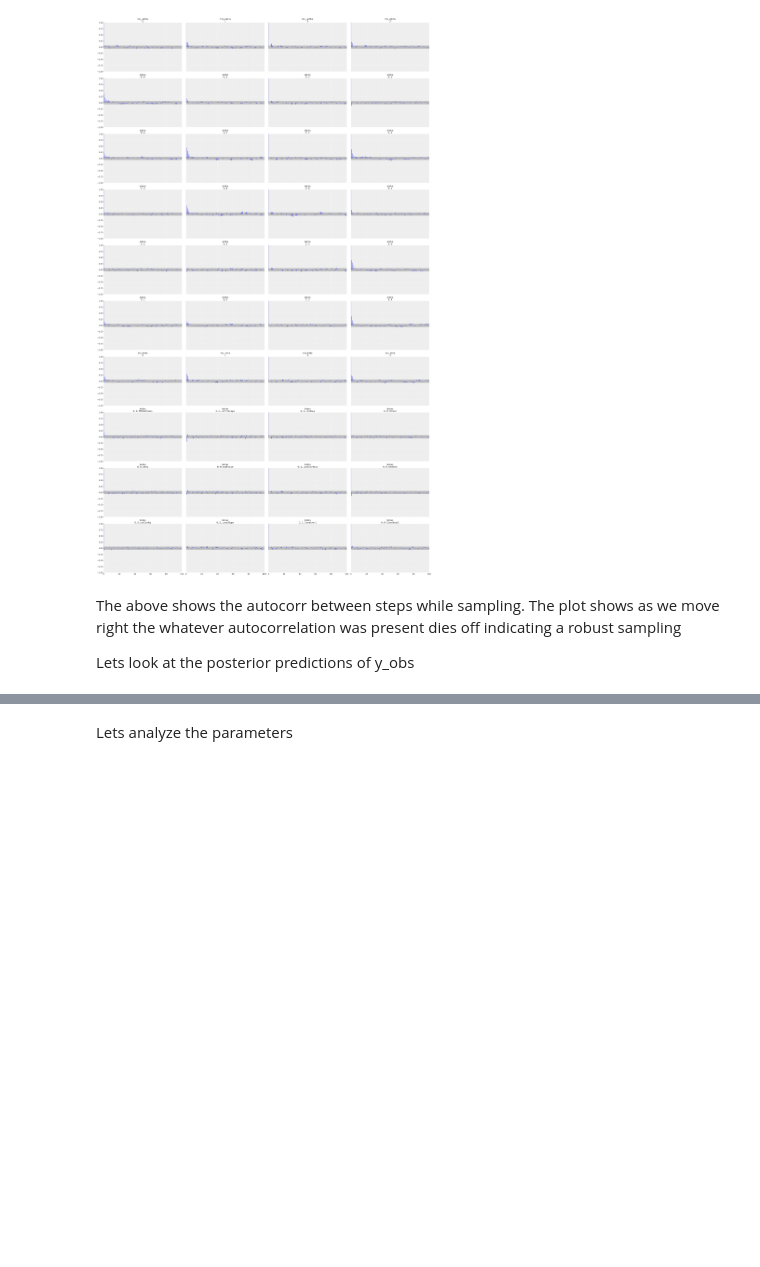
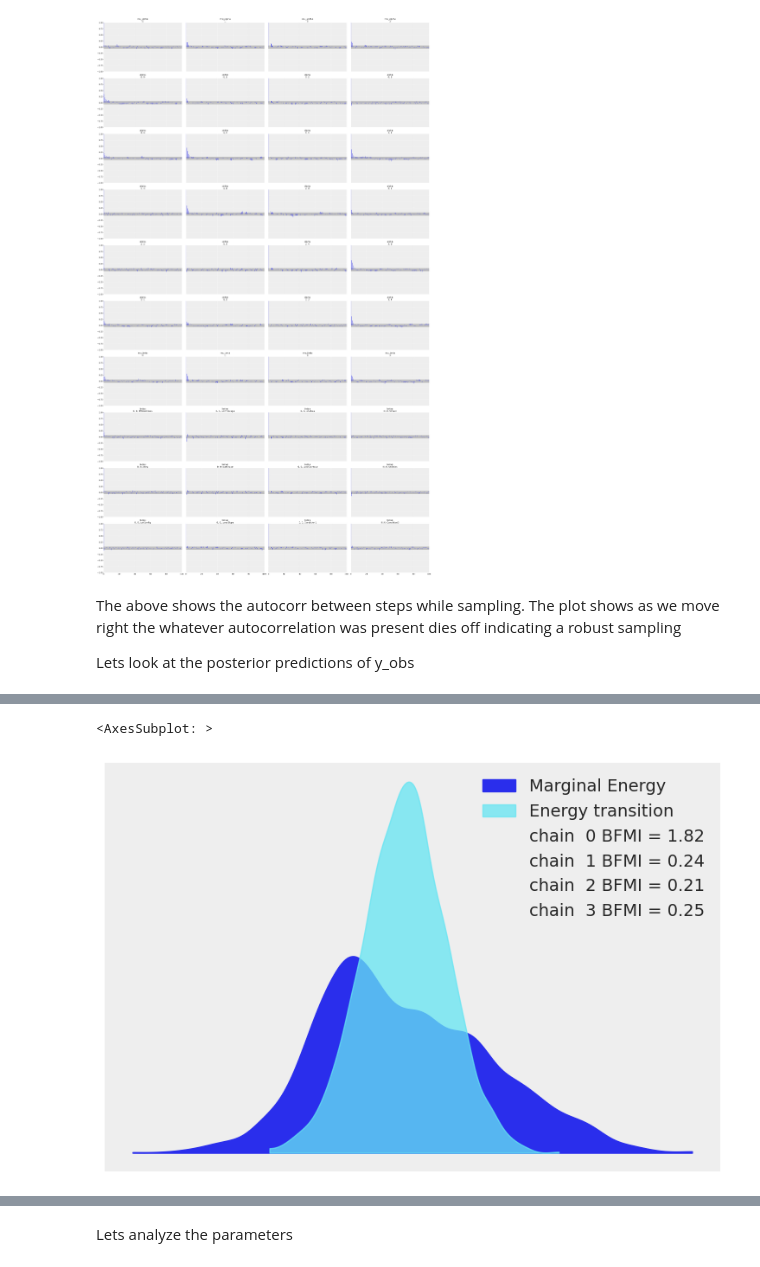
Before and after one commit to hub4akhil/PyMC_projects, a Jupyter notebook: housing_price/hierarchical_modeling.ipynb, the cells around one changed output, grey strips where cells are left out. Saved outputs shown, nothing was run; the diff lists cells and outputs as text; code cells hidden in the pictures; blank space fills up the shorter version.

```diff
--- a/housing_price/hierarchical_modeling.ipynb
+++ b/housing_price/hierarchical_modeling.ipynb
@@ -266,0 +329,19 @@ Sampling: [y_obs]
+# %%
+# Using normal distribution for beta and exponential for beta_sigma
+with pm.Model(coords=coords) as hier_model4:
+    X = pm.Data("X",X_hier,dims=["obs","feature"])
+    mzone = pm.Data("Zones",zones,dims=["obs"])
+    Y = pm.Data("Y",y_train,dims=["obs"])
+
+    mu_alpha = pm.Normal("mu_alpha",mu=0,sigma=1)
+    sigma_alpha = pm.HalfNormal("sigma_alpha",sigma=1)
+    alpha = pm.Normal("alpha",mu=mu_alpha,sigma=sigma_alpha,dims=["zones"])
+
+    mu_beta = pm.Normal("mu_betas",mu=0,sigma=1,dims=["features"])
+    sigma_beta = pm.Exponential("sigma_beta",1,dims=["features"])
+    beta = pm.Normal("betas",mu=mu_beta,sigma=sigma_beta,dims=["zones","features"])
+
+    mu = pm.Deterministic("mu",alpha[mzone]+pm.math.sum(X*beta[mzone],axis=1))
+    sigma= pm.HalfNormal("sigma",sigma=1)
+    y_obs = pm.StudentT("Y_obs",mu=mu,sigma=sigma,nu=10,observed=Y)
+    idata_hier4 = pm.sample(return_inference_data=True, idata_kwargs={"log_likelihood":True})
@@ -266,0 +364,5 @@ Sampling: [y_obs]
+# %%
+az.plot_energy(idata_hier4)
+# %% [output]
+<AxesSubplot: >
+[figure, added]
```
Also changed, not shown: parts of 37 cells of this notebook, 9 other files.
